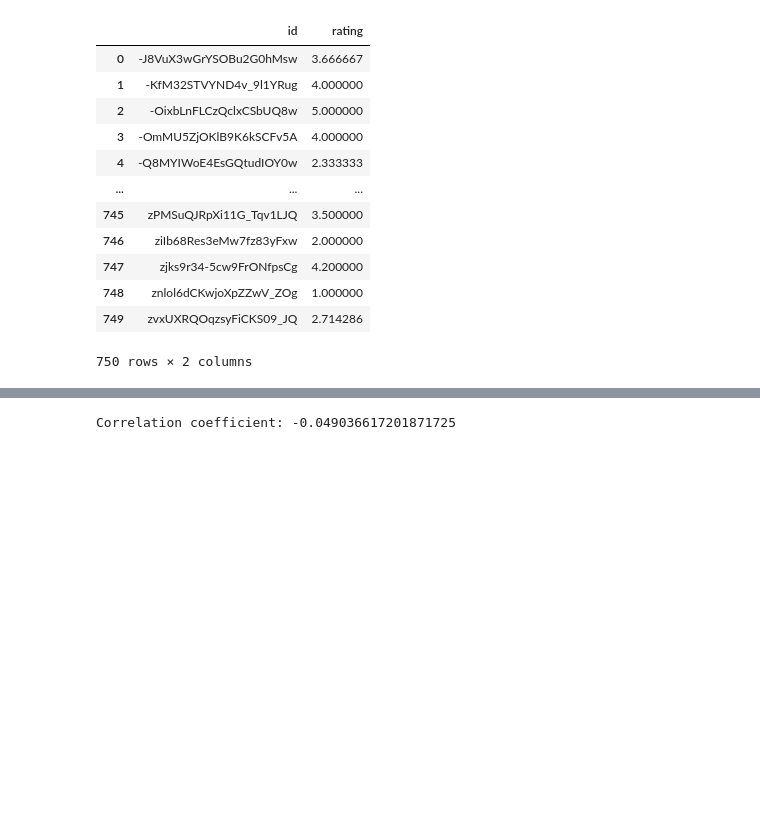
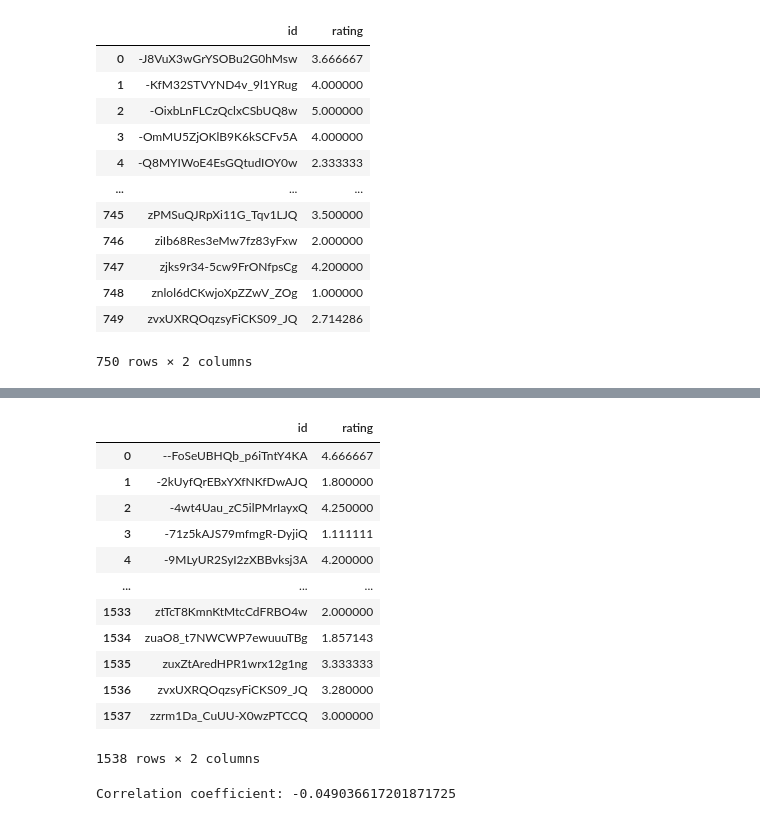
Before and after one commit to serenawcy/restaurant_ratings, a Jupyter notebook: analyses/Analysis_after_group.ipynb, the cells around one changed output, grey strips where cells are left out. Cells and saved outputs as stored; diff of their text form; code cells hidden in the pictures; blank space fills up the shorter version.

```diff
--- a/analyses/Analysis_after_group.ipynb
+++ b/analyses/Analysis_after_group.ipynb
@@ -26,5 +42,21 @@ restaurant_df = pd.read_csv("../datasets/concat_restaurant_hygiene.csv")
 # %%
 date_df = pd.read_csv("../datasets/grouped_date_df.csv")
+# %%
+date_df
+# %% [output]
+|  | id | rating |
+| 0 | --FoSeUBHQb_p6iTntY4KA | 4.666667 |
+| 1 | -2kUyfQrEBxYXfNKfDwAJQ | 1.800000 |
+| 2 | -4wt4Uau_zC5ilPMrIayxQ | 4.250000 |
+| 3 | -71z5kAJS79mfmgR-DyjiQ | 1.111111 |
+| 4 | -9MLyUR2SyI2zXBBvksj3A | 4.200000 |
+| ... | ... | ... |
+| 1533 | ztTcT8KmnKtMtcCdFRBO4w | 2.000000 |
+| 1534 | zuaO8_t7NWCWP7ewuuuTBg | 1.857143 |
+| 1535 | zuxZtAredHPR1wrx12g1ng | 3.333333 |
+| 1536 | zvxUXRQOqzsyFiCKS09_JQ | 3.280000 |
+| 1537 | zzrm1Da_CuUU-X0wzPTCCQ | 3.000000 |
+1538 rows × 2 columns
 # %%
 df = pd.merge(rating_df, restaurant_df,  how='inner', left_on=['id'], right_on = ['id'])
 # %%
```
Also changed, not shown: parts of 2 cells of this notebook.
